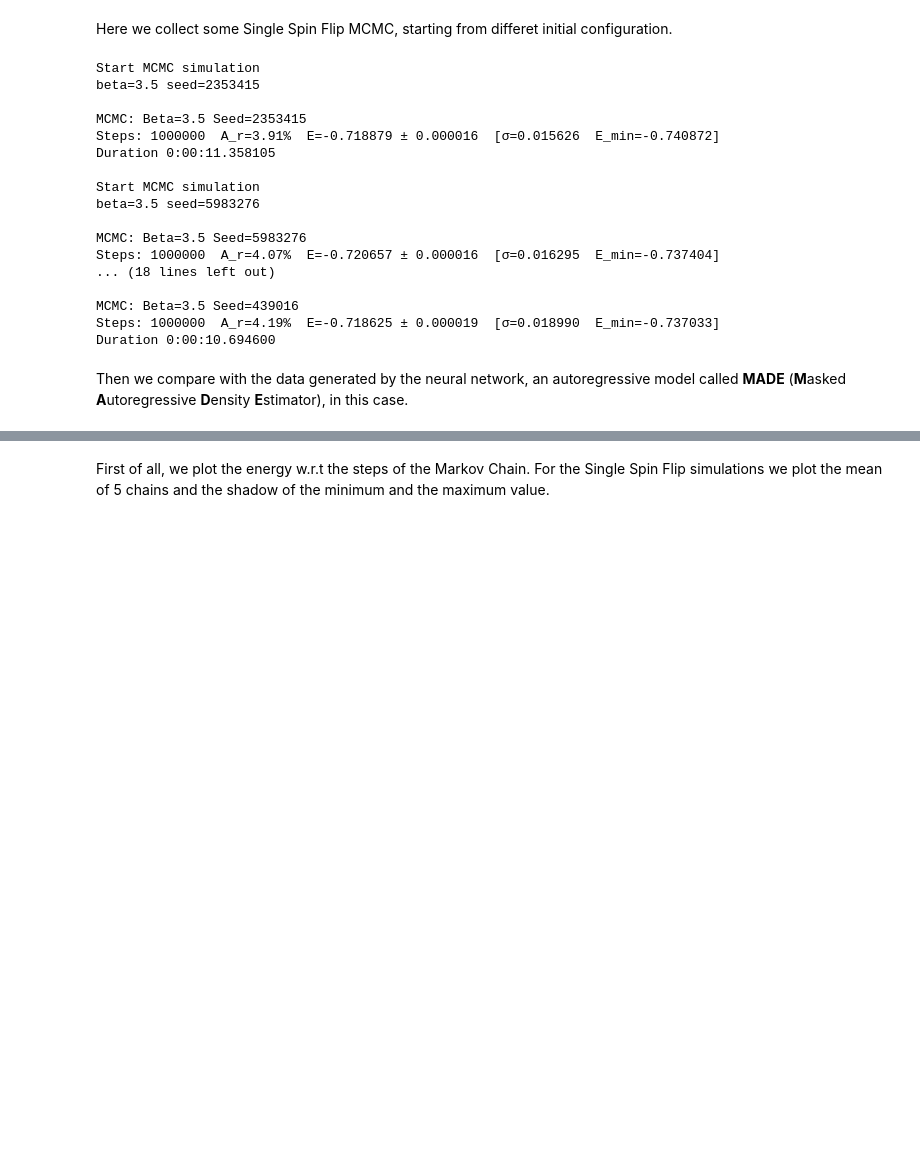
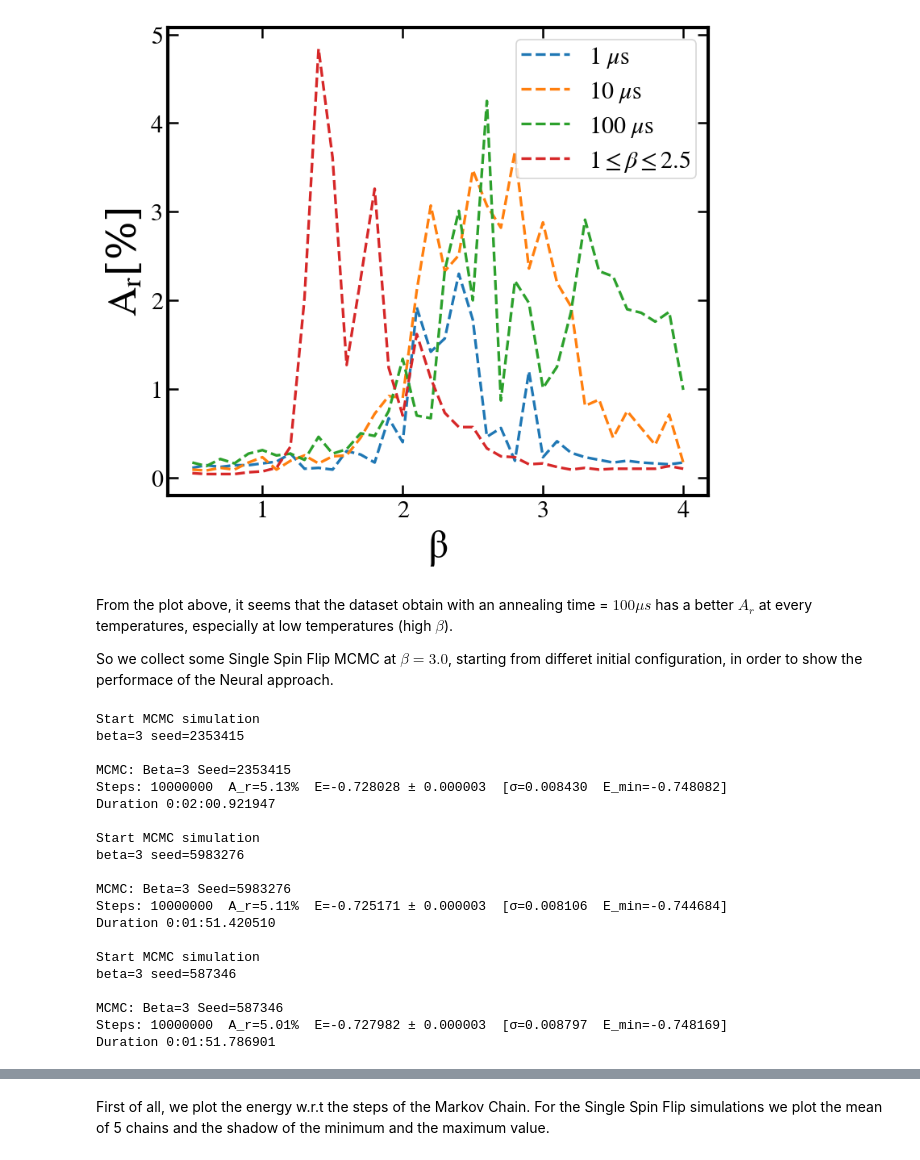
Before and after one commit to gscriva/n-mcmc, a Jupyter notebook: for_paper.ipynb, the cells around one changed output, grey strips where cells are left out. Drawn from its saved outputs; the diff is of its cells as text; code cells hidden in the pictures; blank space fills up the shorter version.

```diff
--- a/for_paper.ipynb
+++ b/for_paper.ipynb
@@ -16,0 +27,27 @@ A_{\mathbf{\sigma}'\mathbf{\sigma}} = \min\left(1, \frac{p(\mathbf{\sigma}')\ome
+# %%
+datasets = [
+        "data/generated/sample-1000000_size-484_2022-01-28_15-48-44.npz", # 1mus 1nn
+        "data/generated/sample-1000000_size-484_2022-01-28_15-50-01.npz", # 10mus 1nn
+        "data/generated/sample-1000000_size-484_2022-02-10_11-48-45.npz", # 100mus 1nn
+        "data/generated/sample-1000000_size-484_2022-05-10_23-59-33.npz", # 1-10-100mus 1nn
+        "data/generated/sample-1000000_size-484_2022-02-10_15-28-37.npz", # 1<beta<2.5 1nn
+        "data/generated/sample-1000000_size-484_2022-02-10_17-00-33.npz" # 100mus and 1<beta<2.5 1nn
+        ]
+
+labels = [r"1 $\mu$s",r"10 $\mu$s", r"100 $\mu$s", r"1-10-100 $\mu$s",
+          r"$1\leq\beta\leq2.5$", r"$100 \mu$s and $1\leq\beta\leq2.5$"
+        ]
+
+betas = np.linspace(0.5, 4, num=36)
+couplings_path = "data/couplings/484spins-uniform-1nn.txt"
+ground_state = -0.755
+# %%
+acc_rates = []
+for i, dataset in enumerate(datasets):
+    acc_rate = []
+    if i == 3 or i ==4:
+        continue
+    for beta in betas:
+        _, eng_neural, ar = neural_mcmc(beta, 10000, dataset, couplings_path, "made", disable_bar=True)
+        acc_rate.append(ar)
+    acc_rates.append(acc_rate)
@@ -17,2 +72,18 @@ A_{\mathbf{\sigma}'\mathbf{\sigma}} = \min\left(1, \frac{p(\mathbf{\sigma}')\ome
+# %%
+# remove the labels of the dataset
+# that we didn't use
+labels_ar = []
+for i, label in enumerate(labels):
+    if i==3 or i==4:
+        continue
+    labels_ar.append(label)
+
+plt_betas_ar(acc_rates, labels_ar, betas)
+# %% [output]
+[figure, added]
+# %% [markdown]
+From the plot above, it seems that the dataset obtain with an annealing time = $100\mu s$ has a better $A_r$ at every temperatures, especially at low temperatures (high $\beta$).
+
+So we collect some Single Spin Flip MCMC at $\beta=3.0$, starting from differet initial configuration, in order to show the performace of the Neural approach.
 # %%
 spin_side = 22
@@ -25,27 +95,26 @@ steps=1000000
-# %% [markdown]
-Here we collect some Single Spin Flip MCMC, starting from differet initial configuration.
 # %%
-engs=[]
+engs_single=[]
 for seed in seeds:
-    engs.append(single_spin_flip(spins, beta, steps, couplings_path, seed=seed, disable_bar=True)[1])
-engs = np.asarray(engs) / spins
+    engs_single.append(single_spin_flip(spins, beta, steps, couplings_path, sweeps=0, seed=seed, disable_bar=True)[1])
+engs_single = np.asarray(engs_single) / spins
 # %% [output]
 Start MCMC simulation
-beta=3.5 seed=2353415
+beta=3 seed=2353415
 
-MCMC: Beta=3.5 Seed=2353415
-Steps: 1000000  A_r=3.91%  E=-0.718879 ± 0.000016  [σ=0.015626  E_min=-0.740872]
-Duration 0:00:11.358105
+MCMC: Beta=3 Seed=2353415
+Steps: 10000000  A_r=5.13%  E=-0.728028 ± 0.000003  [σ=0.008430  E_min=-0.748082]
+Duration 0:02:00.921947
 
 Start MCMC simulation
-beta=3.5 seed=5983276
+beta=3 seed=5983276
 
-MCMC: Beta=3.5 Seed=5983276
-Steps: 1000000  A_r=4.07%  E=-0.720657 ± 0.000016  [σ=0.016295  E_min=-0.737404]
-... (18 lines left out)
+MCMC: Beta=3 Seed=5983276
+Steps: 10000000  A_r=5.11%  E=-0.725171 ± 0.000003  [σ=0.008106  E_min=-0.744684]
+Duration 0:01:51.420510
 
-MCMC: Beta=3.5 Seed=439016
-Steps: 1000000  A_r=4.19%  E=-0.718625 ± 0.000019  [σ=0.018990  E_min=-0.737033]
-Duration 0:00:10.694600
+Start MCMC simulation
+beta=3 seed=587346
+
+MCMC: Beta=3 Seed=587346
+Steps: 10000000  A_r=5.01%  E=-0.727982 ± 0.000003  [σ=0.008797  E_min=-0.748169]
+Duration 0:01:51.786901
-# %% [markdown]
-Then we compare with the data generated by the neural network, an autoregressive model called **MADE** (**M**asked **A**utoregressive **D**ensity **E**stimator), in this case.
```
Also changed, not shown: parts of 41 cells of this notebook.
